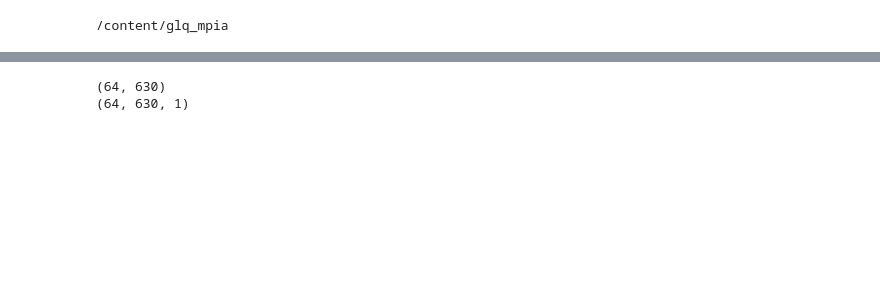
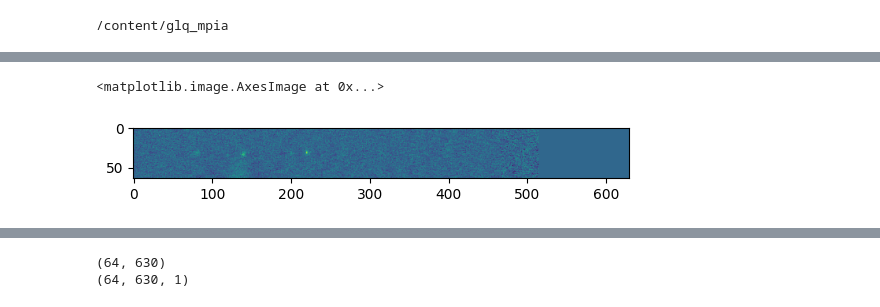
Before and after one commit to Chartman25/UnigeMasters, a Jupyter notebook: contrastive_learning.ipynb, the cells around one changed output, grey strips where cells are left out. Drawn from its saved outputs; the diff is of its cells as text; code cells hidden in the pictures; blank space fills up the shorter version.

```diff
--- a/contrastive_learning.ipynb
+++ b/contrastive_learning.ipynb
@@ -47,0 +43,20 @@ for ii in range(len(fresco_ids)):
+# %%
+means = []
+medians = []
+sigmas = []
+
+for ii in range(len(all_img)):
+    mean, median, sigma = sigma_clipped_stats(all_img[ii], sigma=3, maxiters=3)
+    means.append(mean)
+    medians.append(median)
+    sigmas.append(sigma)
+
+snrs = []
+for ii in range(len(all_img)):
+    snr = (all_img[ii] - medians[ii]) / sigmas[ii]
+    snrs.append(snr)
+
+noisy_imgs = []
+for ii in range(len(snrs)):
+    noise = np.random.normal(loc=0, scale=1, size=snrs[ii].shape)
+    noisy_imgs.append(snrs[ii] + noise)
@@ -47,0 +68,5 @@ for ii in range(len(fresco_ids)):
+# %%
+plt.imshow(snrs[0])
+# %% [output]
+<matplotlib.image.AxesImage at 0x...>
+[figure, added]
```
Also changed, not shown: parts of 26 cells of this notebook.
